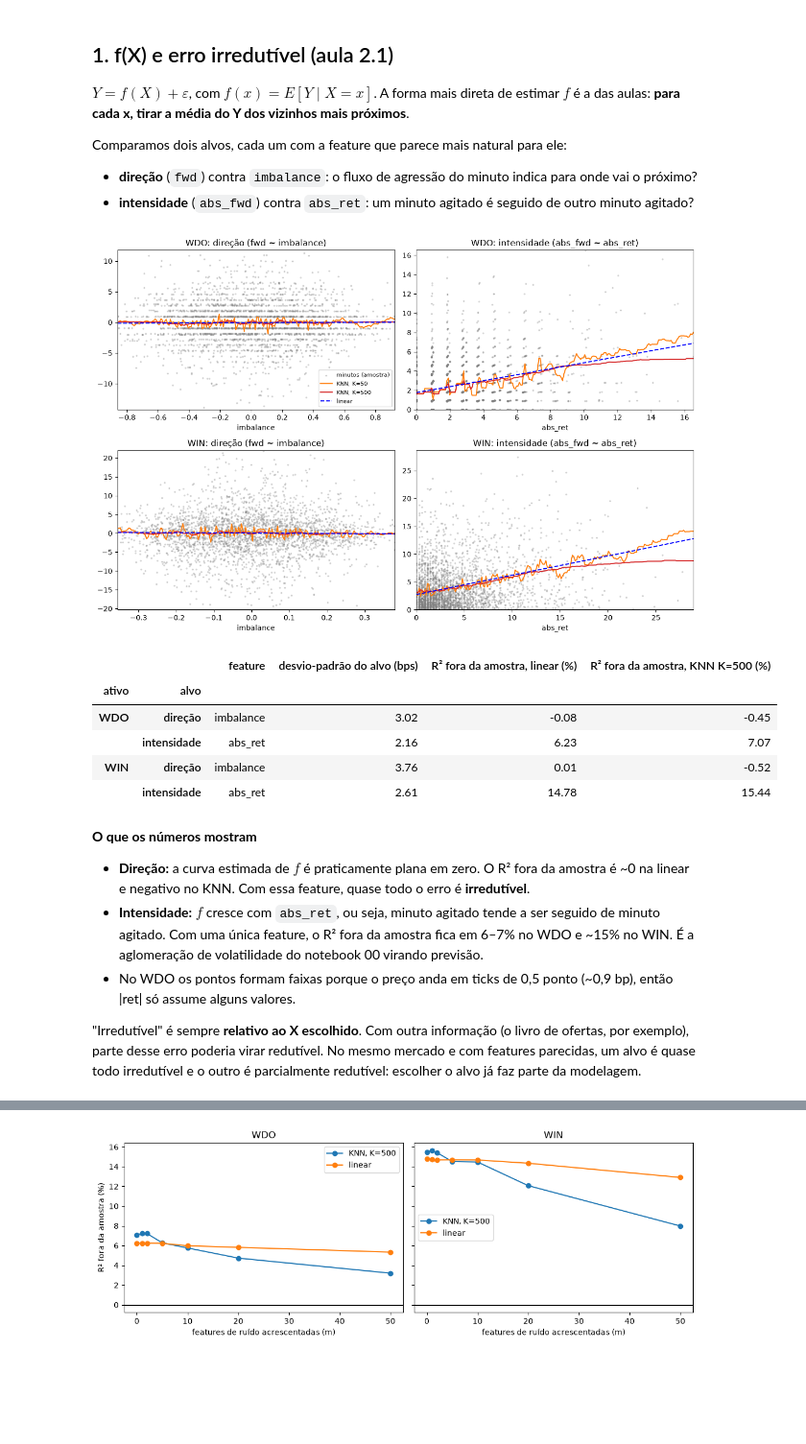
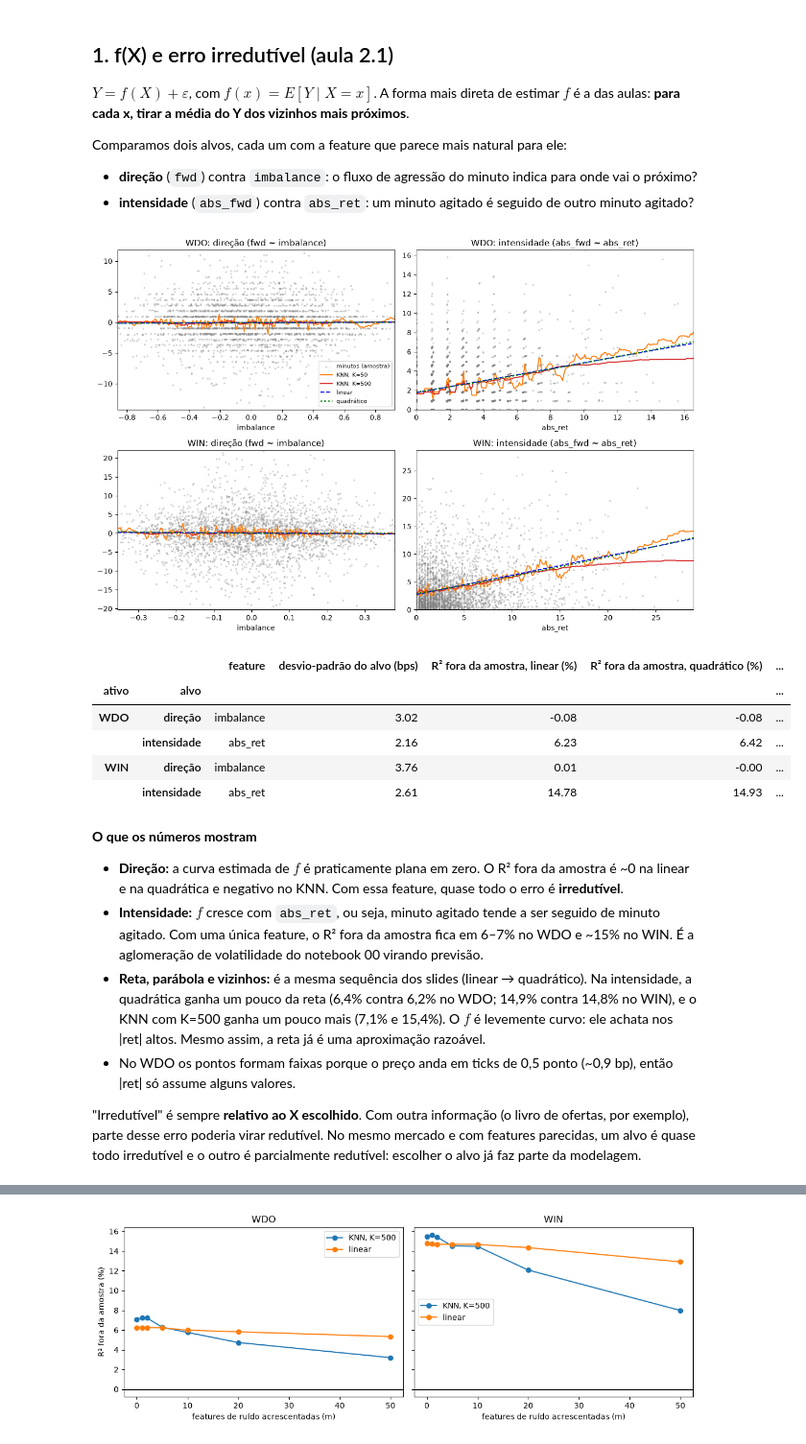
Before and after one commit to marcosemn/islp-b3-futures, a Jupyter notebook: notebooks/ch02_statistical_learning.ipynb, the cells around one changed output, grey strips where cells are left out. Shown at 96% size. Drawn from its saved outputs; the diff is of its cells as text; code cells hidden in the pictures; blank space fills up the shorter version.

```diff
--- a/notebooks/ch02_statistical_learning.ipynb
+++ b/notebooks/ch02_statistical_learning.ipynb
@@ -93,6 +94,11 @@ def mse_rel(modelo, cols, alvo, root, base=None):
 
 def knn(k):
     return make_pipeline(StandardScaler(), KNeighborsRegressor(n_neighbors=k))
+
+
+def quadratico():
+    # modelo paramétrico um pouco mais flexível que a reta: y = b0 + b1·x + b2·x²
+    return make_pipeline(PolynomialFeatures(2, include_bias=False), LinearRegression())
 # %% [markdown]
 ## 1. f(X) e erro irredutível (aula 2.1)
 
@@ -115,6 +121,7 @@ for i, root in enumerate(dados):
         for k, cor in [(50, "tab:orange"), (500, "tab:red")]:
             ax.plot(grade[x], KNeighborsRegressor(k).fit(tr[[x]], tr[y]).predict(grade), color=cor, label=f"KNN, K={k}")
         ax.plot(grade[x], LinearRegression().fit(tr[[x]], tr[y]).predict(grade), "b--", label="linear")
+        ax.plot(grade[x], quadratico().fit(tr[[x]], tr[y]).predict(grade), "g:", lw=2, label="quadrático")
         ax.set_xlim(lo, hi)
         ax.set_ylim(*tr[y].quantile([0.005, 0.995]))
         ax.set_title(f"{root}: {nome} ({y} ~ {x})")
@@ -122,27 +129,29 @@ for i, root in enumerate(dados):
 axes[0, 0].legend(fontsize=8)
 plt.tight_layout()
 # %% [output]
-[figure, old version]
+[figure, new version]
 # %%
 rows = []
 for root in dados:
     for x, y, nome in pares:
         rows.append({"ativo": root, "alvo": nome, "feature": x,
                      "desvio-padrão do alvo (bps)": teste[root][y].std(),
                      "R² fora da amostra, linear (%)": 100 * (1 - mse_rel(LinearRegression(), [x], y, root)),
+                     "R² fora da amostra, quadrático (%)": 100 * (1 - mse_rel(quadratico(), [x], y, root)),
                      "R² fora da amostra, KNN K=500 (%)": 100 * (1 - mse_rel(KNeighborsRegressor(500), [x], y, root))})
 pd.DataFrame(rows).set_index(["ativo", "alvo"]).round(2)
 # %% [output]
-|  |  | feature | desvio-padrão do alvo (bps) | R² fora da amostra, linear (%) | R² fora da amostra, KNN K=500 (%) |
-| ativo | alvo |  |  |  |  |
-| WDO | direção | imbalance | 3.02 | -0.08 | -0.45 |
-|  | intensidade | abs_ret | 2.16 | 6.23 | 7.07 |
-| WIN | direção | imbalance | 3.76 | 0.01 | -0.52 |
-|  | intensidade | abs_ret | 2.61 | 14.78 | 15.44 |
+|  |  | feature | desvio-padrão do alvo (bps) | R² fora da amostra, linear (%) | R² fora da amostra, quadrático (%) | ... |
+| ativo | alvo |  |  |  |  | ... |
+| WDO | direção | imbalance | 3.02 | -0.08 | -0.08 | ... |
+|  | intensidade | abs_ret | 2.16 | 6.23 | 6.42 | ... |
+| WIN | direção | imbalance | 3.76 | 0.01 | -0.00 | ... |
+|  | intensidade | abs_ret | 2.61 | 14.78 | 14.93 | ... |
 # %% [markdown]
 **O que os números mostram**
-- **Direção:** a curva estimada de $f$ é praticamente plana em zero. O R² fora da amostra é ~0 na linear e negativo no KNN. Com essa feature, quase todo o erro é **irredutível**.
+- **Direção:** a curva estimada de $f$ é praticamente plana em zero. O R² fora da amostra é ~0 na linear e na quadrática e negativo no KNN. Com essa feature, quase todo o erro é **irredutível**.
 - **Intensidade:** $f$ cresce com `abs_ret`, ou seja, minuto agitado tende a ser seguido de minuto agitado. Com uma única feature, o R² fora da amostra fica em 6–7% no WDO e ~15% no WIN. É a aglomeração de volatilidade do notebook 00 virando previsão.
+- **Reta, parábola e vizinhos:** é a mesma sequência dos slides (linear → quadrático). Na intensidade, a quadrática ganha um pouco da reta (6,4% contra 6,2% no WDO; 14,9% contra 14,8% no WIN), e o KNN com K=500 ganha um pouco mais (7,1% e 15,4%). O $f$ é levemente curvo: ele achata nos |ret| altos. Mesmo assim, a reta já é uma aproximação razoável.
 - No WDO os pontos formam faixas porque o preço anda em ticks de 0,5 ponto (~0,9 bp), então |ret| só assume alguns valores.
 
 "Irredutível" é sempre **relativo ao X escolhido**. Com outra informação (o livro de ofertas, por exemplo), parte desse erro poderia virar redutível. No mesmo mercado e com features parecidas, um alvo é quase todo irredutível e o outro é parcialmente redutível: escolher o alvo já faz parte da modelagem.
```
Also changed, not shown: parts of 21 cells of this notebook, 1 other file.
